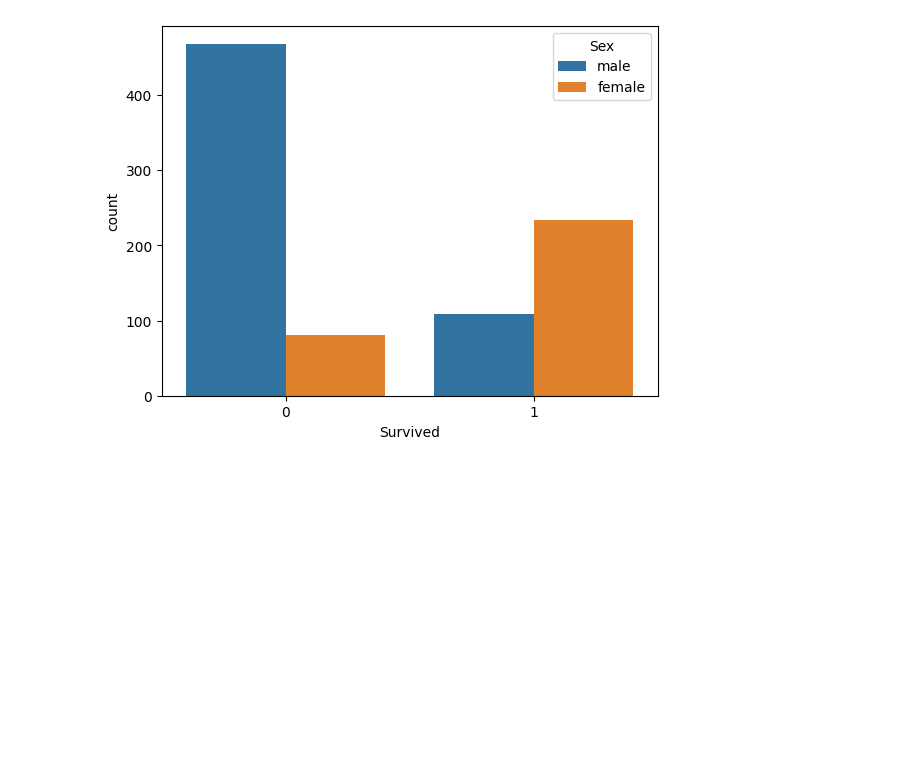
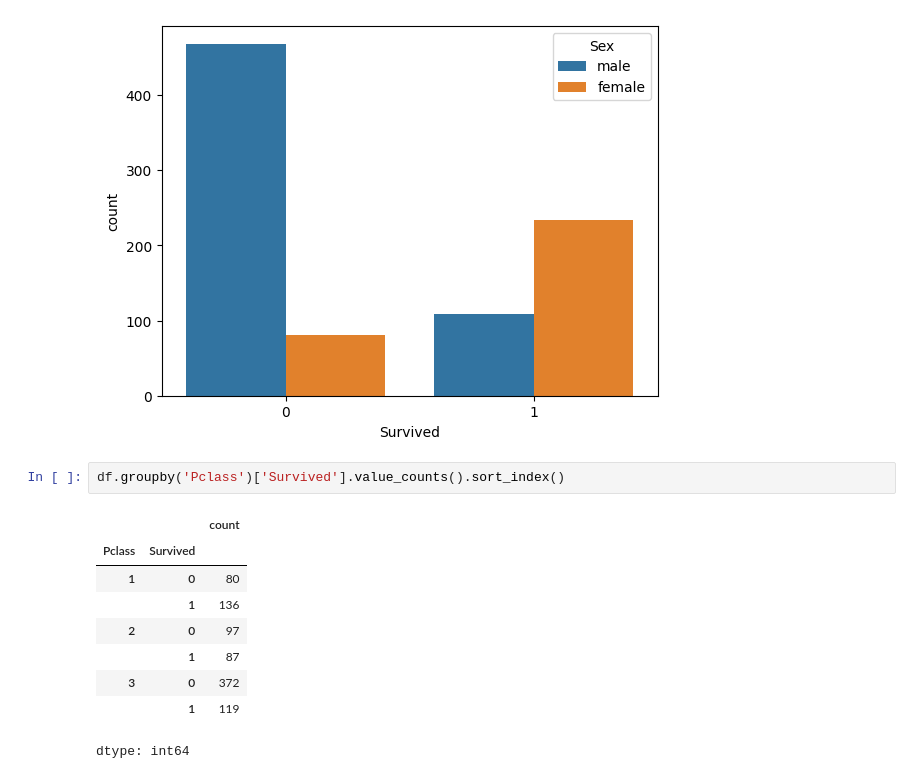
Before and after one commit to ashraf-abdalghani/mycolab, a Jupyter notebook: Titanic_.ipynb, the cells around one changed output. Cells and saved outputs as stored; diff of their text form; blank space fills up the shorter version.

```diff
--- a/Titanic_.ipynb
+++ b/Titanic_.ipynb
@@ -100,3 +100,15 @@ plt.title("عدد الناجين حسب الجنس")
 plt.show()
 # %% [output]
 [figure]
+# %%
+df.groupby('Pclass')['Survived'].value_counts().sort_index()
+# %% [output]
+|  |  | count |
+| Pclass | Survived |  |
+| 1 | 0 | 80 |
+|  | 1 | 136 |
+| 2 | 0 | 97 |
+|  | 1 | 87 |
+| 3 | 0 | 372 |
+|  | 1 | 119 |
+dtype: int64
```
Also changed, not shown: parts of 2 cells of this notebook.
